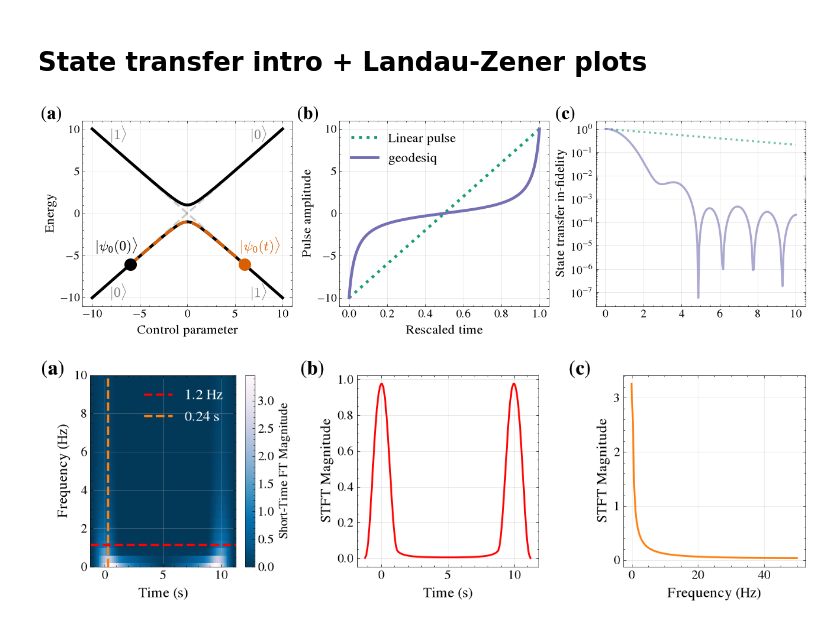
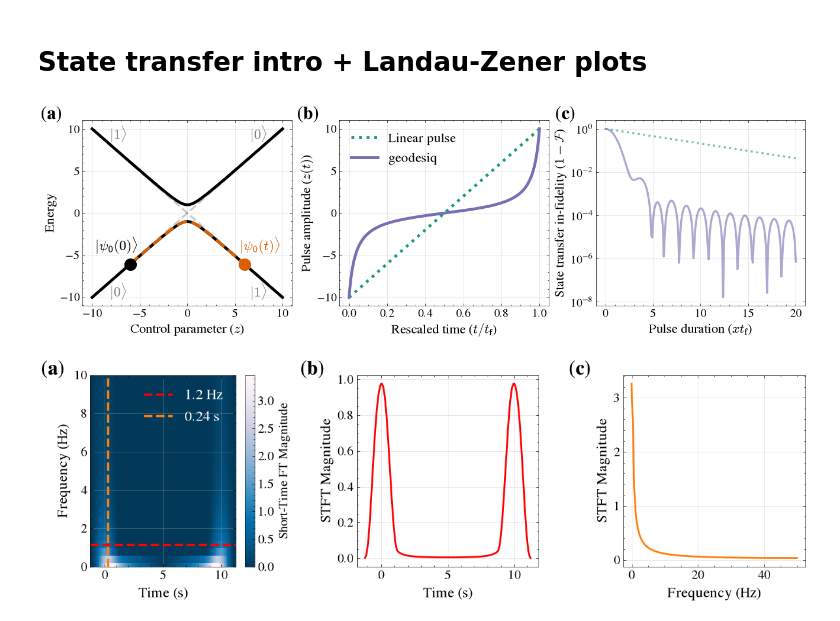
Before and after one commit to geodesiq-control/geodesiq-control, a Jupyter notebook: dev/manuscript_figures.ipynb, the cells around one changed output. Saved outputs shown, nothing was run; the diff lists cells and outputs as text; code cells hidden in the pictures.

```diff
--- a/dev/manuscript_figures.ipynb
+++ b/dev/manuscript_figures.ipynb
@@ -64,7 +64,7 @@ model_lz = gq.ControlModel(H_c=ham(1, 0), H_d=ham(0, x))
 model_lz.set_control(control_name="z", pulse_initial=z0, pulse_final=zf, initial_state=0, alpha=alpha, beta=beta)
 # %%
 # Run the fidelity sweep for FAQUAD and geometric pulses
-durations = np.linspace(0.01, 10, 200)
+durations = np.linspace(0.01, 20, 200)
 fidelity_linear = fidelity_vs_time(
     durations, model_lz, controls={"alpha": 0, "beta": 0}
 )  # Constant metric, ie linear pulse
@@ -100,7 +100,7 @@ fig, (ax_a, ax_b, ax_c) = plt.subplots(1, 3, figsize=(13, 4), constrained_layout
 # ─────────────────────────────────────────────────────────────────────────────
 
 
-ax_a.set_xlabel("Control parameter", fontsize=fontsize_label)
+ax_a.set_xlabel("Control parameter ($z$)", fontsize=fontsize_label)
 ax_a.set_ylabel("Energy", fontsize=fontsize_label)
 
 scatter_size = 200
@@ -129,37 +129,38 @@ ax_a.text(0.75, 0.3, r"$|\psi_\text{0}(t)\rangle$", fontsize=17, color=C_SPECTRU
 ax_b.plot(t_lin, pulse_lin, color=C_LINEAR, lw=linewidth, label="Linear pulse", ls="dotted")
 ax_b.plot(t_geo, pulse_geo, color=C_GEOMETRIC, lw=linewidth, label="geodesiq")
 
-ax_b.set_xlabel("Rescaled time", fontsize=fontsize_label)
-ax_b.set_ylabel("Pulse amplitude", fontsize=fontsize_label)
+ax_b.set_xlabel("Rescaled time ($t / t_\mathrm{f}$)", fontsize=fontsize_label)
+ax_b.set_ylabel("Pulse amplitude ($z(t)$)", fontsize=fontsize_label)
 ax_b.legend(frameon=False, fontsize=fontsize_label)
 
 # ─────────────────────────────────────────────────────────────────────────────
 # (c)  Infidelity log-scale
 # ─────────────────────────────────────────────────────────────────────────────
 
 # infidelity (log)
 infidelity_linear = 1 - fidelity_linear
 infidelity_geometric = 1 - fidelities_geometric
 
 ax_c.semilogy(durations, infidelity_linear, color=C_LINEAR, lw=linewidth - 1, alpha=0.6, ls="dotted")
 ax_c.semilogy(durations, infidelity_geometric, color=C_GEOMETRIC, lw=linewidth - 1, alpha=0.6)
-ax_c.set_ylabel("State transfer in-fidelity", fontsize=fontsize_label)
+ax_c.set_ylabel("State transfer in-fidelity ($1 - \mathcal{F}$)", fontsize=fontsize_label)
 ax_c.yaxis.set_minor_locator(ticker.LogLocator(subs="all"))
+ax_c.set_xlabel(r"Pulse duration ($xt_\mathrm{f}$)", fontsize=fontsize_label)
 
 for ax in [ax_a, ax_b, ax_c]:
     ax.tick_params(labelsize=14)
     ax.grid(alpha=0.4)
 
 for i, ax in enumerate([ax_a, ax_b, ax_c]):
     ax.text(
         -0.1, 1.08, f"({chr(97 + i)})", transform=ax.transAxes, fontsize=22, fontweight="bold", va="top", ha="right"
     )
 
 plt.show()
 
 fig.savefig("figures/introduction.pdf")
 # %% [output]
-[figure, old version]
+[figure, new version]
 # %%
 total_time = 10
 pulse = model_lz.synthesize_pulse(duration=total_time)
```
Also changed, not shown: parts of 7 cells of this notebook, 10 other files.
